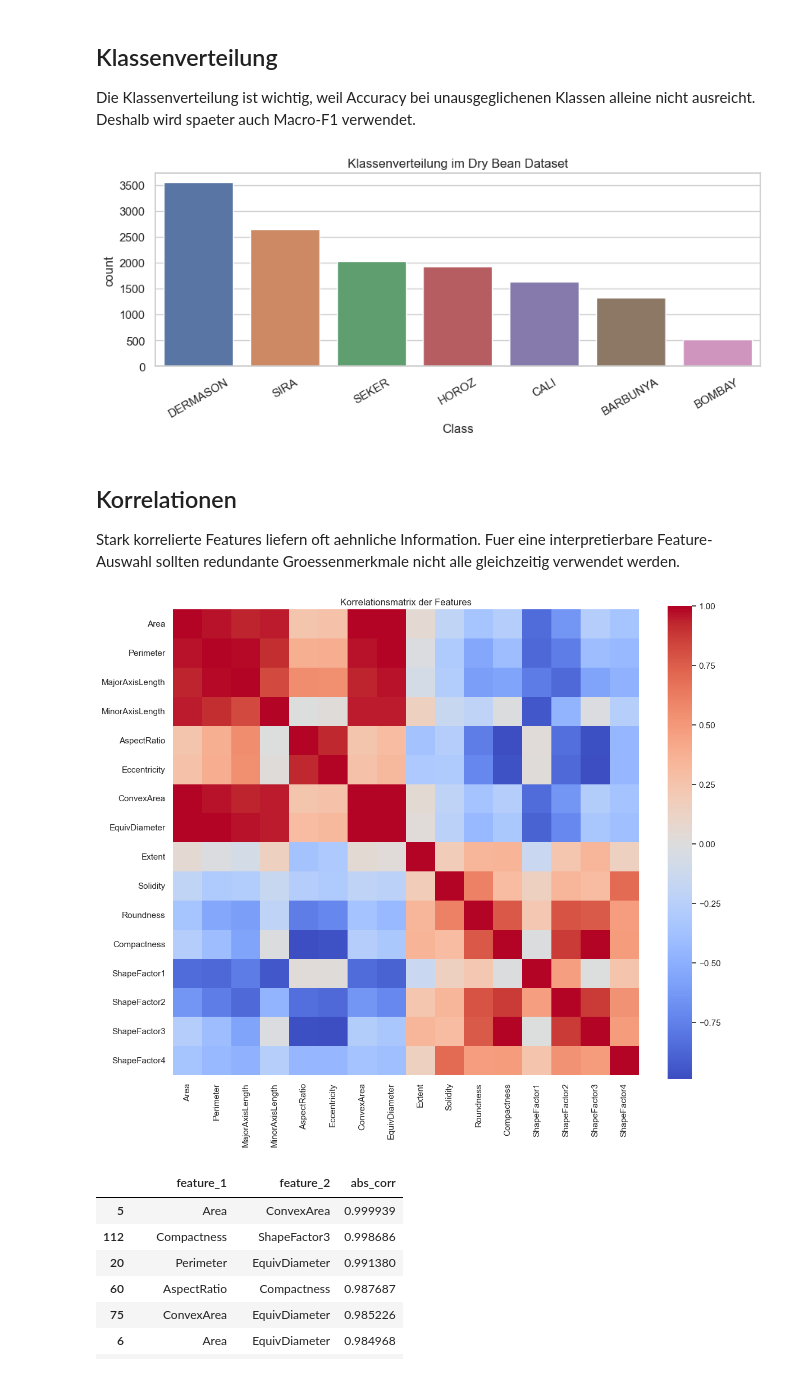
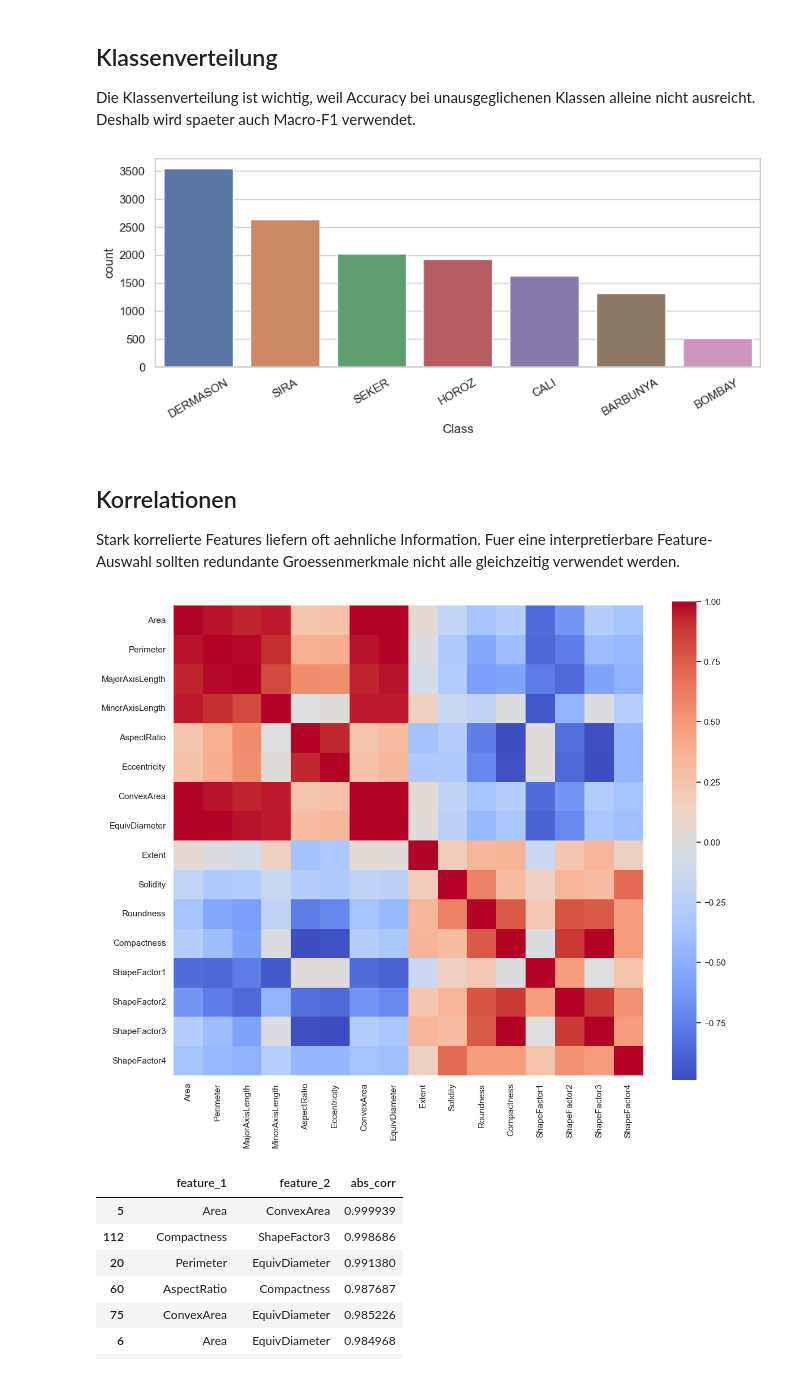
Before and after one commit to lukadeda/xai-drybean-project, a Jupyter notebook: notebooks/01_eda_feature_selection.ipynb, the cells around one changed output. Drawn from its saved outputs; the diff is of its cells as text; code cells hidden in the pictures.

Commit message:
Code clean up und einzelne Codezeilen zum abspeichern der Plots

```diff
--- a/notebooks/01_eda_feature_selection.ipynb
+++ b/notebooks/01_eda_feature_selection.ipynb
@@ -55,12 +55,13 @@ Die Klassenverteilung ist wichtig, weil Accuracy bei unausgeglichenen Klassen al
 # %%
 plt.figure(figsize=(9, 4))
 sns.countplot(data=df, x="Class", order=df["Class"].value_counts().index)
-plt.title("Klassenverteilung im Dry Bean Dataset")
+#plt.title("Klassenverteilung im Dry Bean Dataset")
 plt.xticks(rotation=30)
 plt.tight_layout()
+plt.savefig("./Klassenverteilung_Bohnensorten.pdf", bbox_inches="tight")
 plt.show()
 # %% [output]
-[figure, old version]
+[figure, new version]
 # %% [markdown]
 ## Korrelationen
 
@@ -69,11 +70,12 @@ Stark korrelierte Features liefern oft aehnliche Information. Fuer eine interpre
 corr = X.corr(numeric_only=True)
 plt.figure(figsize=(12, 10))
 sns.heatmap(corr, cmap="coolwarm", center=0, square=True)
-plt.title("Korrelationsmatrix der Features")
+#plt.title("Korrelationsmatrix der Features")
 plt.tight_layout()
+plt.savefig("./Korrelationsmatrix_Features.pdf", bbox_inches="tight")
 plt.show()
 # %% [output]
-[figure, old version]
+[figure, new version]
 # %%
 upper = corr.abs().where(np.triu(np.ones(corr.shape), k=1).astype(bool))
 high_corr_pairs = (
```
Also changed, not shown: 5 other files.
